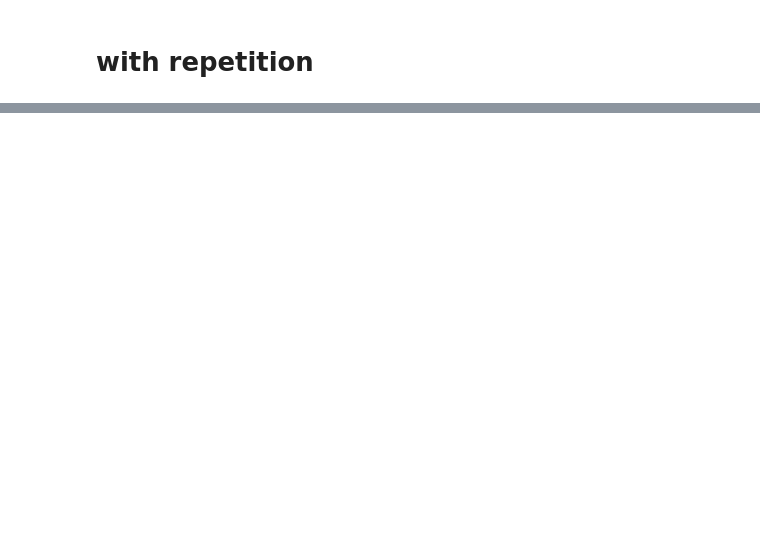
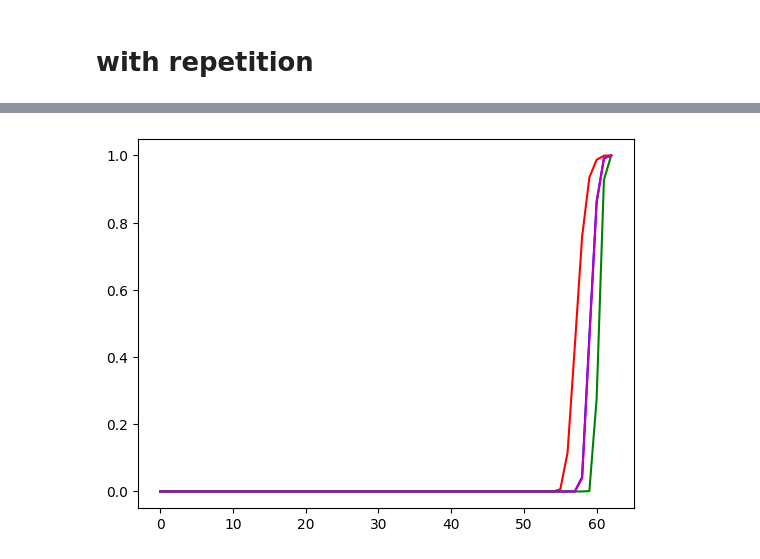
Before and after one commit to akos-nagy/FPGAS_for_QUBO, a Jupyter notebook: code/FPGAS_testing.ipynb, the cells around one changed output, grey strips where cells are left out. Saved outputs shown, nothing was run; the diff lists cells and outputs as text; code cells hidden in the pictures; blank space fills up the shorter version.

```diff
--- a/code/FPGAS_testing.ipynb
+++ b/code/FPGAS_testing.ipynb
@@ -161,6 +165,7 @@ reps = NumberOfVertices**2
 p0_with_reps = repeater(p0, reps)
 p_gas_with_reps = repeater(p_gas, reps)
 p_fpgas_with_reps = repeater(p_fpgas, reps)
+p_nbqaa_with_reps = repeater(p_nbqaa, reps)
 # %%
 E_random_with_reps = np.dot(p0_with_reps, cut_values)
 E_gas_with_reps = np.dot(p_gas_with_reps, cut_values)
@@ -232,0 +240,13 @@ plt.show()
+# %%
+cdf_0_with_reps = np.cumsum(p0_with_reps)
+cdf_gas_with_reps = np.cumsum(p_gas_with_reps)
+cdf_fpgas_with_reps = np.cumsum(p_fpgas_with_reps)
+cdf_nbqaa_with_reps = np.cumsum(p_nbqaa_with_reps)
+
+plt.plot(cut_values, cdf_0_with_reps, 'r')
+plt.plot(cut_values, cdf_gas_with_reps, 'b')
+plt.plot(cut_values, cdf_fpgas_with_reps, 'g')
+plt.plot(cut_values, cdf_nbqaa_with_reps, 'm')
+plt.show()
+# %% [output]
+[figure, added]
```
Also changed, not shown: parts of 20 cells of this notebook, 1 other file.
